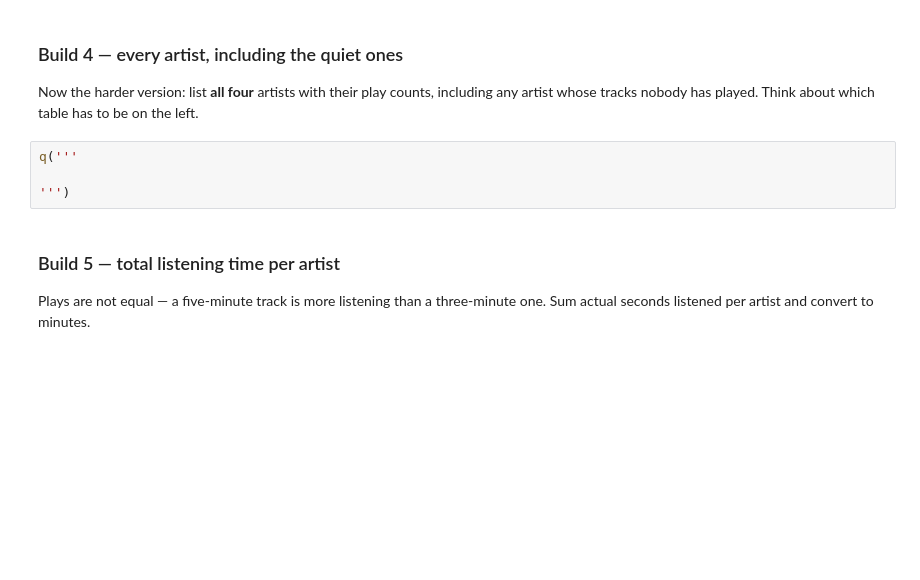
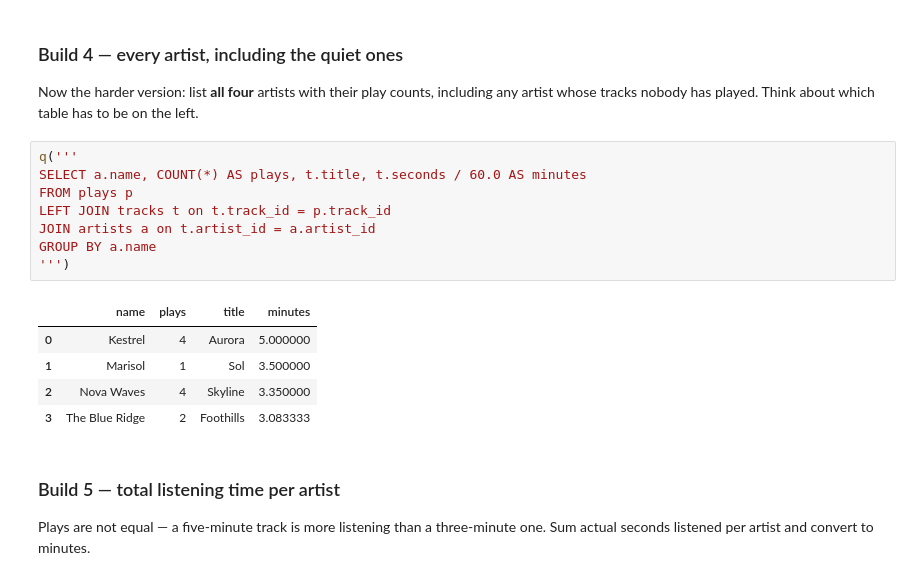
Before and after one commit to ahhill27/ds2002-fa26, a Jupyter notebook: notebooks/02-sql-databases/2026-09-09 — SQLite Joins and Grouping — Studio.ipynb, the cells around one changed output. Cells and saved outputs as stored; diff of their text form; blank space fills up the shorter version.

```diff
--- a/notebooks/02-sql-databases/2026-09-09 — SQLite Joins and Grouping — Studio.ipynb
+++ b/notebooks/02-sql-databases/2026-09-09 — SQLite Joins and Grouping — Studio.ipynb
@@ -188,8 +197,18 @@ q('''
 Now the harder version: list **all four** artists with their play counts, including any artist whose tracks nobody has played. Think about which table has to be on the left.
 # %%
 q('''
-
+SELECT a.name, COUNT(*) AS plays, t.title, t.seconds / 60.0 AS minutes
+FROM plays p
+LEFT JOIN tracks t on t.track_id = p.track_id
+JOIN artists a on t.artist_id = a.artist_id
+GROUP BY a.name
 ''')
+# %% [output]
+|  | name | plays | title | minutes |
+| 0 | Kestrel | 4 | Aurora | 5.000000 |
+| 1 | Marisol | 1 | Sol | 3.500000 |
+| 2 | Nova Waves | 4 | Skyline | 3.350000 |
+| 3 | The Blue Ridge | 2 | Foothills | 3.083333 |
 # %% [markdown]
 ### Build 5 — total listening time per artist
 
```
Also changed, not shown: parts of 3 cells of this notebook.
